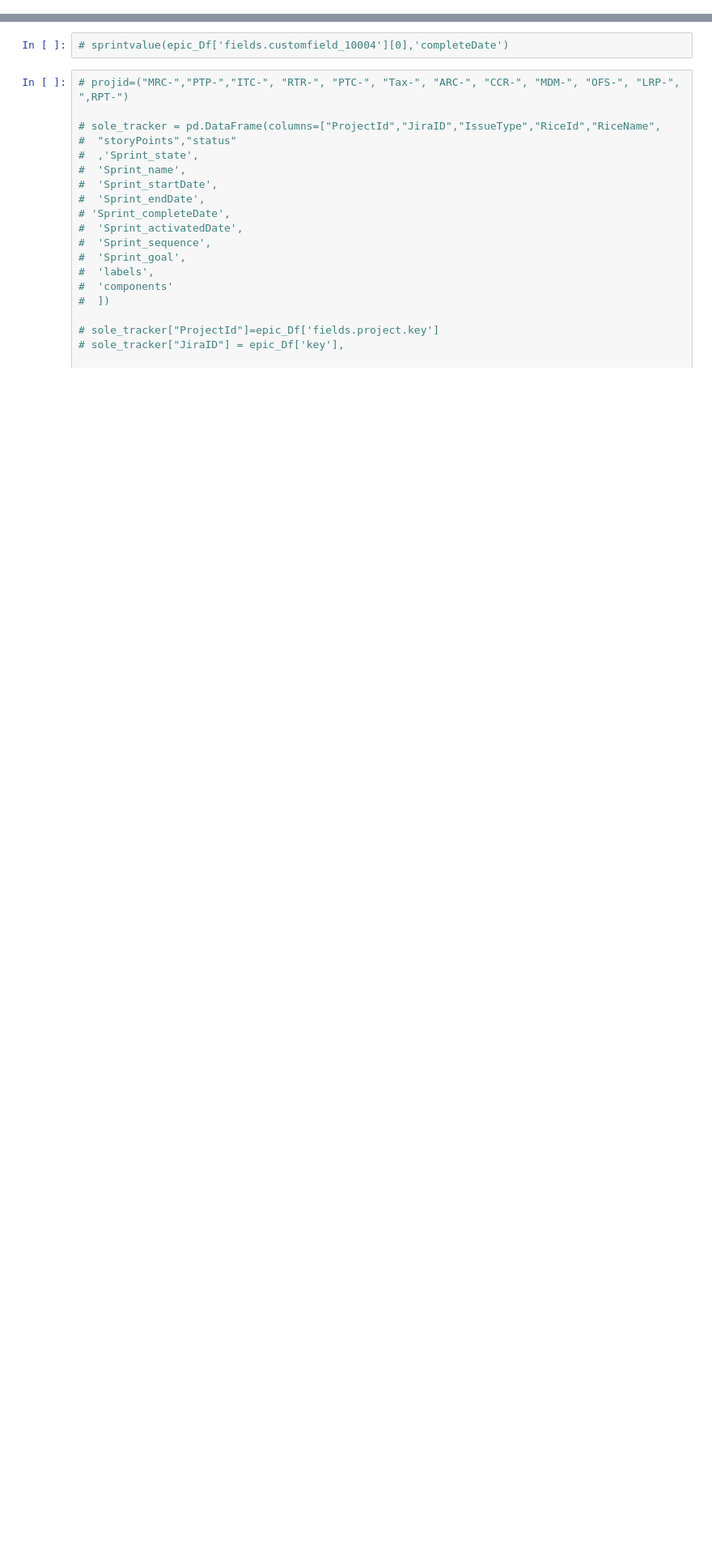
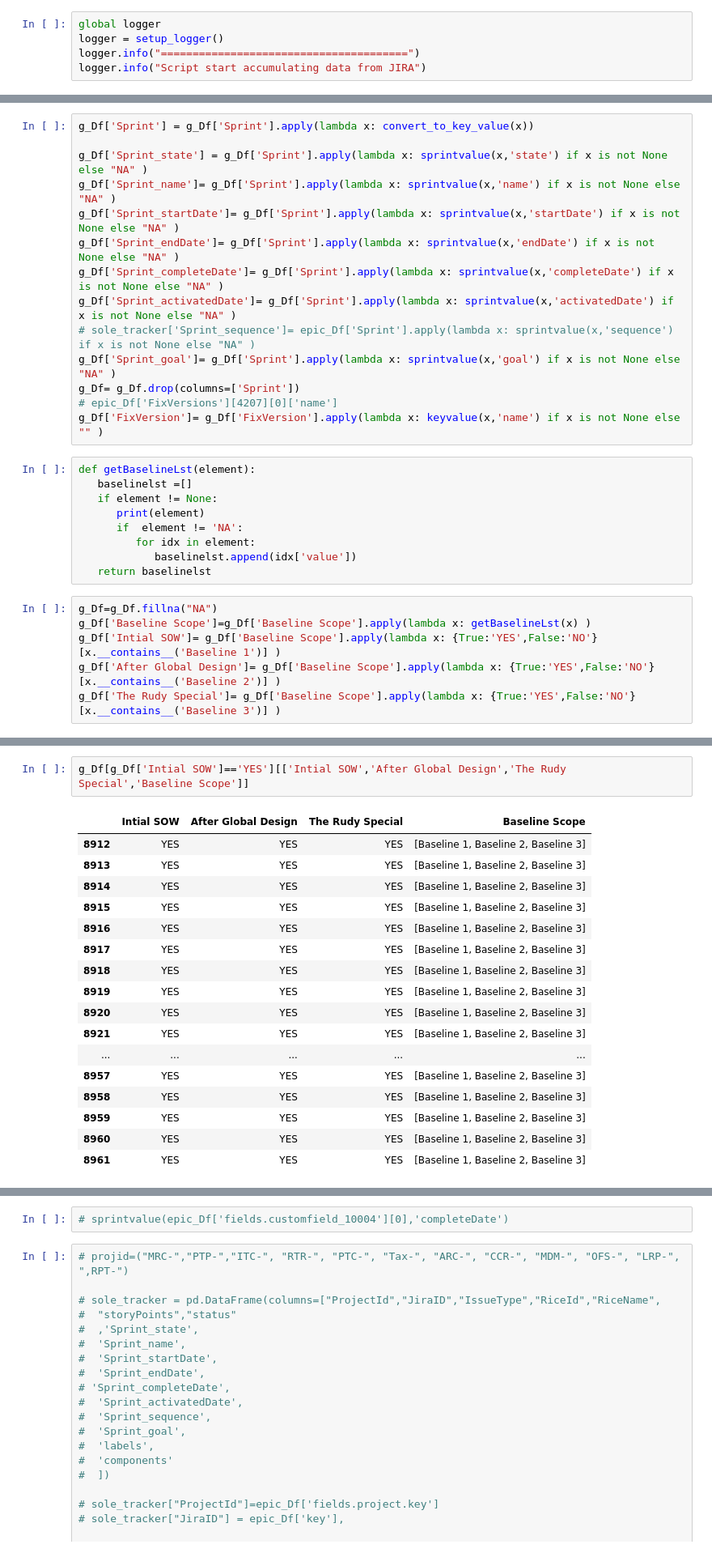
Before and after one commit to PrakashTagour/PAE, a Jupyter notebook: SOLE_proj/Sole_proj.ipynb, the cells around one changed output, grey strips where cells are left out. Shown: that part at 81% size. Cells and saved outputs as stored; diff of their text form; blank space fills up the shorter version.

```diff
--- a/SOLE_proj/Sole_proj.ipynb
+++ b/SOLE_proj/Sole_proj.ipynb
@@ -651,0 +65,5 @@ epic_Df[epic_Df['issueType']== 'Sub-task'].to_csv(f'{filepath}Subtasks{datestr}.
+# %%
+global logger
+logger = setup_logger()
+logger.info("=======================================")
+logger.info("Script start accumulating data from JIRA")
@@ -651,0 +260,29 @@ epic_Df[epic_Df['issueType']== 'Sub-task'].to_csv(f'{filepath}Subtasks{datestr}.
+# %%
+g_Df['Sprint'] = g_Df['Sprint'].apply(lambda x: convert_to_key_value(x))
+
+g_Df['Sprint_state'] = g_Df['Sprint'].apply(lambda x: sprintvalue(x,'state') if x is not None else "NA" )
+g_Df['Sprint_name']= g_Df['Sprint'].apply(lambda x: sprintvalue(x,'name') if x is not None else "NA" )
+g_Df['Sprint_startDate']= g_Df['Sprint'].apply(lambda x: sprintvalue(x,'startDate') if x is not None else "NA" )
+g_Df['Sprint_endDate']= g_Df['Sprint'].apply(lambda x: sprintvalue(x,'endDate') if x is not None else "NA" )
+g_Df['Sprint_completeDate']= g_Df['Sprint'].apply(lambda x: sprintvalue(x,'completeDate') if x is not None else "NA" )
+g_Df['Sprint_activatedDate']= g_Df['Sprint'].apply(lambda x: sprintvalue(x,'activatedDate') if x is not None else "NA" )
+# sole_tracker['Sprint_sequence']= epic_Df['Sprint'].apply(lambda x: sprintvalue(x,'sequence') if x is not None else "NA" )
+g_Df['Sprint_goal']= g_Df['Sprint'].apply(lambda x: sprintvalue(x,'goal') if x is not None else "NA" )
+g_Df= g_Df.drop(columns=['Sprint'])
+# epic_Df['FixVersions'][4207][0]['name']
+g_Df['FixVersion']= g_Df['FixVersion'].apply(lambda x: keyvalue(x,'name') if x is not None else "" )
+# %%
+def getBaselineLst(element):
+   baselinelst =[]
+   if element != None:
+      print(element)
+      if  element != 'NA':
+         for idx in element:
+            baselinelst.append(idx['value'])
+   return baselinelst
+# %%
+g_Df=g_Df.fillna("NA")
+g_Df['Baseline Scope']=g_Df['Baseline Scope'].apply(lambda x: getBaselineLst(x) )
+g_Df['Intial SOW']= g_Df['Baseline Scope'].apply(lambda x: {True:'YES',False:'NO'}[x.__contains__('Baseline 1')] )
+g_Df['After Global Design']= g_Df['Baseline Scope'].apply(lambda x: {True:'YES',False:'NO'}[x.__contains__('Baseline 2')] )
+g_Df['The Rudy Special']= g_Df['Baseline Scope'].apply(lambda x: {True:'YES',False:'NO'}[x.__contains__('Baseline 3')] )
@@ -651,0 +307,20 @@ epic_Df[epic_Df['issueType']== 'Sub-task'].to_csv(f'{filepath}Subtasks{datestr}.
+# %%
+g_Df[g_Df['Intial SOW']=='YES'][['Intial SOW','After Global Design','The Rudy Special','Baseline Scope']]
+# %% [output]
+|  | Intial SOW | After Global Design | The Rudy Special | Baseline Scope |
+| 8912 | YES | YES | YES | [Baseline 1, Baseline 2, Baseline 3] |
+| 8913 | YES | YES | YES | [Baseline 1, Baseline 2, Baseline 3] |
+| 8914 | YES | YES | YES | [Baseline 1, Baseline 2, Baseline 3] |
+| 8915 | YES | YES | YES | [Baseline 1, Baseline 2, Baseline 3] |
+| 8916 | YES | YES | YES | [Baseline 1, Baseline 2, Baseline 3] |
+| 8917 | YES | YES | YES | [Baseline 1, Baseline 2, Baseline 3] |
+| 8918 | YES | YES | YES | [Baseline 1, Baseline 2, Baseline 3] |
+| 8919 | YES | YES | YES | [Baseline 1, Baseline 2, Baseline 3] |
+| 8920 | YES | YES | YES | [Baseline 1, Baseline 2, Baseline 3] |
+| 8921 | YES | YES | YES | [Baseline 1, Baseline 2, Baseline 3] |
+| ... | ... | ... | ... | ... |
+| 8957 | YES | YES | YES | [Baseline 1, Baseline 2, Baseline 3] |
+| 8958 | YES | YES | YES | [Baseline 1, Baseline 2, Baseline 3] |
+| 8959 | YES | YES | YES | [Baseline 1, Baseline 2, Baseline 3] |
+| 8960 | YES | YES | YES | [Baseline 1, Baseline 2, Baseline 3] |
+| 8961 | YES | YES | YES | [Baseline 1, Baseline 2, Baseline 3] |
```
Also changed, not shown: parts of 42 cells of this notebook, 38 other files.
